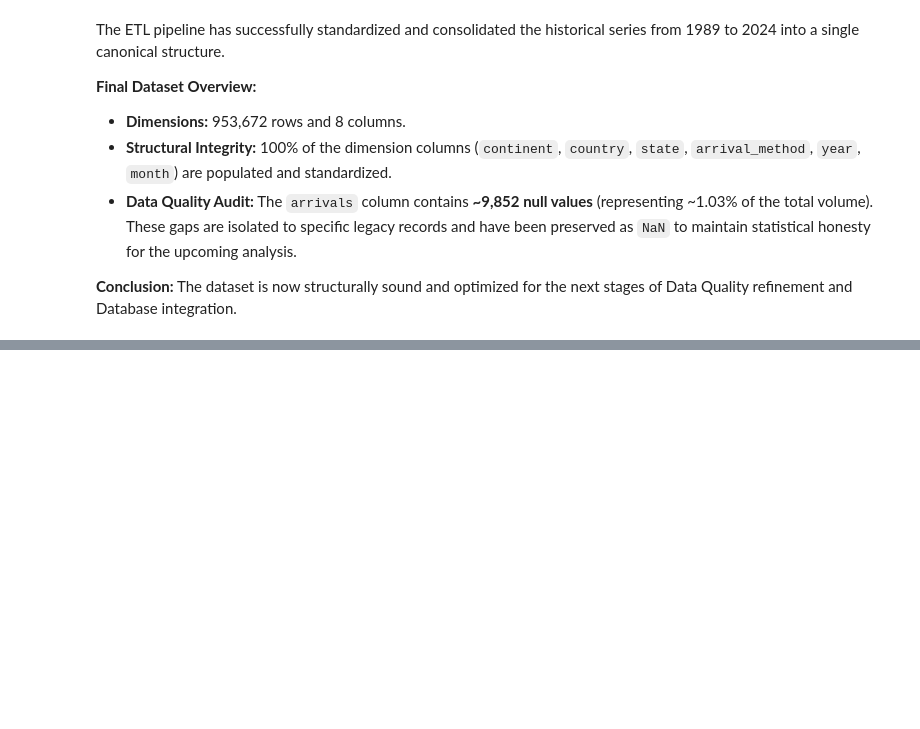
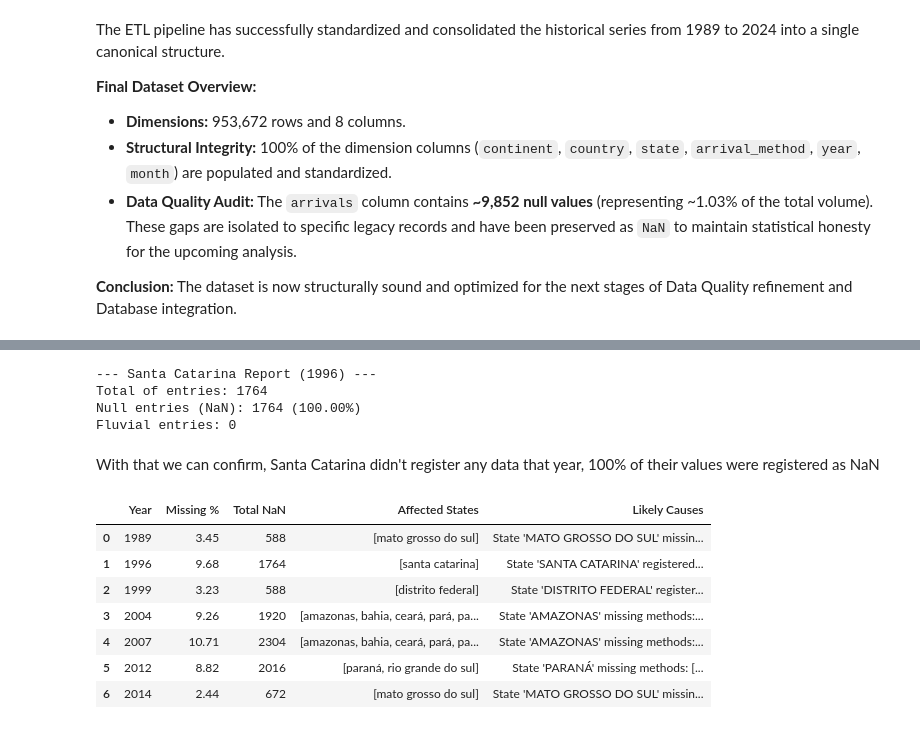
Before and after one commit to Dev-Yudii/tourism-analysis, a Jupyter notebook: notebooks/tourism_1989_2024.ipynb, the cells around one changed output, grey strips where cells are left out. Saved outputs shown, nothing was run; the diff lists cells and outputs as text; code cells hidden in the pictures; blank space fills up the shorter version.

Commit message:
feat: added possible causes of NaN Values

```diff
--- a/notebooks/tourism_1989_2024.ipynb
+++ b/notebooks/tourism_1989_2024.ipynb
@@ -313,0 +382,35 @@ The dataset is now structurally sound and optimized for the next stages of Data
+# %%
+# Isolating 'Santa Catarina' for the year of '1996'
+sc_96 = df_tourism[(df_tourism['year'] == 1996) & (df_tourism['state'] == 'santa catarina')]
+
+# 2. calculating NaN % present in 'arrivals'
+total_rows = len(sc_96)
+nan_count = sc_96['arrivals'].isna().sum()
+pct_nan = (nan_count / total_rows) * 100
+fluvial_sc = sc_96[sc_96['arrival_method'] == 'fluvial']
+fluvial_count = len(fluvial_sc)
+
+print(f"--- Santa Catarina Report (1996) ---")
+print(f"Total of entries: {total_rows}")
+print(f"Null entries (NaN): {nan_count} ({pct_nan:.2f}%)")
+print(f"Fluvial entries: {fluvial_count}")
+# %% [output]
+--- Santa Catarina Report (1996) ---
+Total of entries: 1764
+Null entries (NaN): 1764 (100.00%)
+Fluvial entries: 0
+# %% [markdown]
+With that we can confirm, Santa Catarina didn't register any data that year, 100% of their values were registered as NaN
+# %%
+# Running the audit
+quality_report = audit_missing_values(df_tourism)
+display(quality_report)
+# %% [output]
+|  | Year | Missing % | Total NaN | Affected States | Likely Causes |
+| 0 | 1989 | 3.45 | 588 | [mato grosso do sul] | State 'MATO GROSSO DO SUL' missin... |
+| 1 | 1996 | 9.68 | 1764 | [santa catarina] | State 'SANTA CATARINA' registered... |
+| 2 | 1999 | 3.23 | 588 | [distrito federal] | State 'DISTRITO FEDERAL' register... |
+| 3 | 2004 | 9.26 | 1920 | [amazonas, bahia, ceará, pará, pa... | State 'AMAZONAS' missing methods:... |
+| 4 | 2007 | 10.71 | 2304 | [amazonas, bahia, ceará, pará, pa... | State 'AMAZONAS' missing methods:... |
+| 5 | 2012 | 8.82 | 2016 | [paraná, rio grande do sul] | State 'PARANÁ' missing methods: [... |
+| 6 | 2014 | 2.44 | 672 | [mato grosso do sul] | State 'MATO GROSSO DO SUL' missin... |
```
Also changed, not shown: parts of 4 cells of this notebook.
